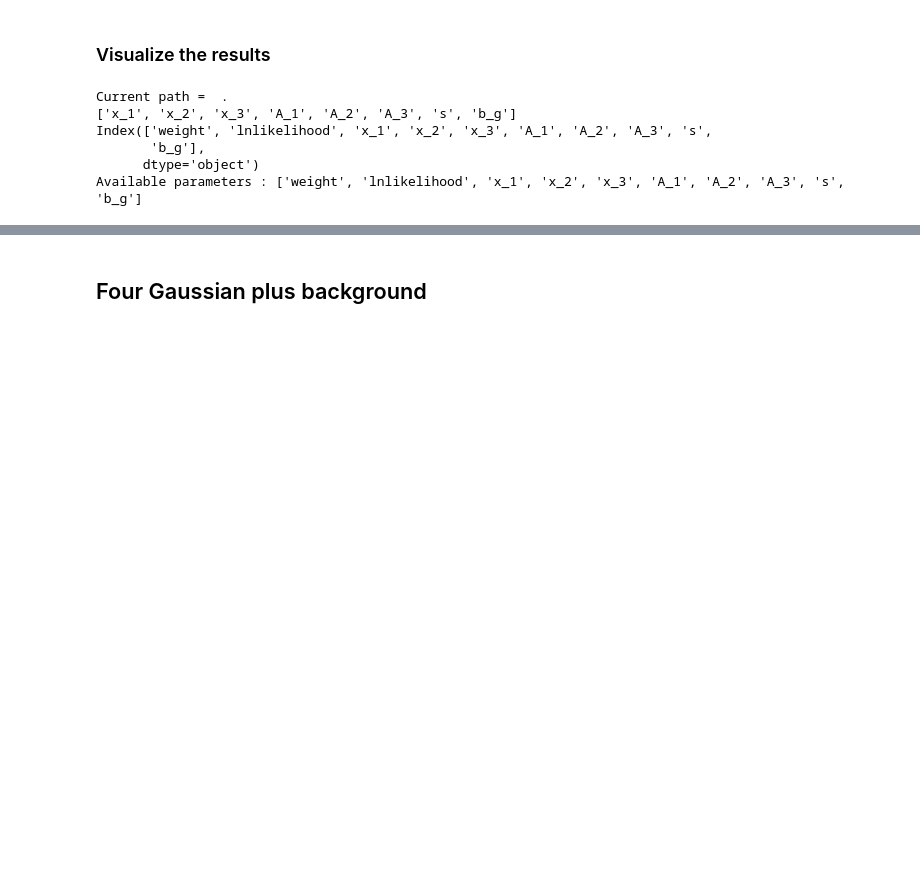
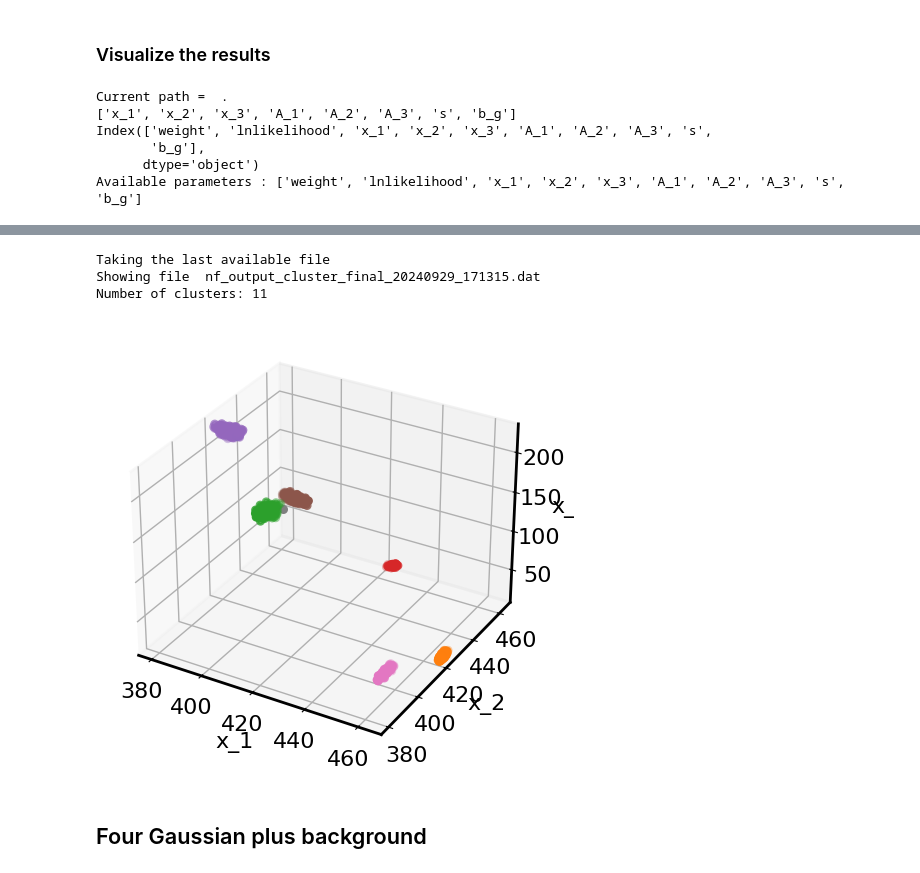
Before and after one commit to martinit18/nested_fit, a Jupyter notebook: examples/jupyter_notebooks/simple_analysis_visu.ipynb, the cells around one changed output, grey strips where cells are left out. Saved outputs shown, nothing was run; the diff lists cells and outputs as text; code cells hidden in the pictures; blank space fills up the shorter version.

```diff
--- a/examples/jupyter_notebooks/simple_analysis_visu.ipynb
+++ b/examples/jupyter_notebooks/simple_analysis_visu.ipynb
@@ -517,3 +526,11 @@ d_G      = 13.300463    ± 0.296304
+# %%
+## and in 3D
+an.plot_clusters3D('x_1','x_2','x_3')
+# %% [output]
+Taking the last available file
+Showing file  nf_output_cluster_final_20240929_171315.dat
+Number of clusters: 11
+[figure, added]
 # %% [markdown]
 ## Four Gaussian plus background
 # %%
```
Also changed, not shown: parts of 37 cells of this notebook, 5 other files.
